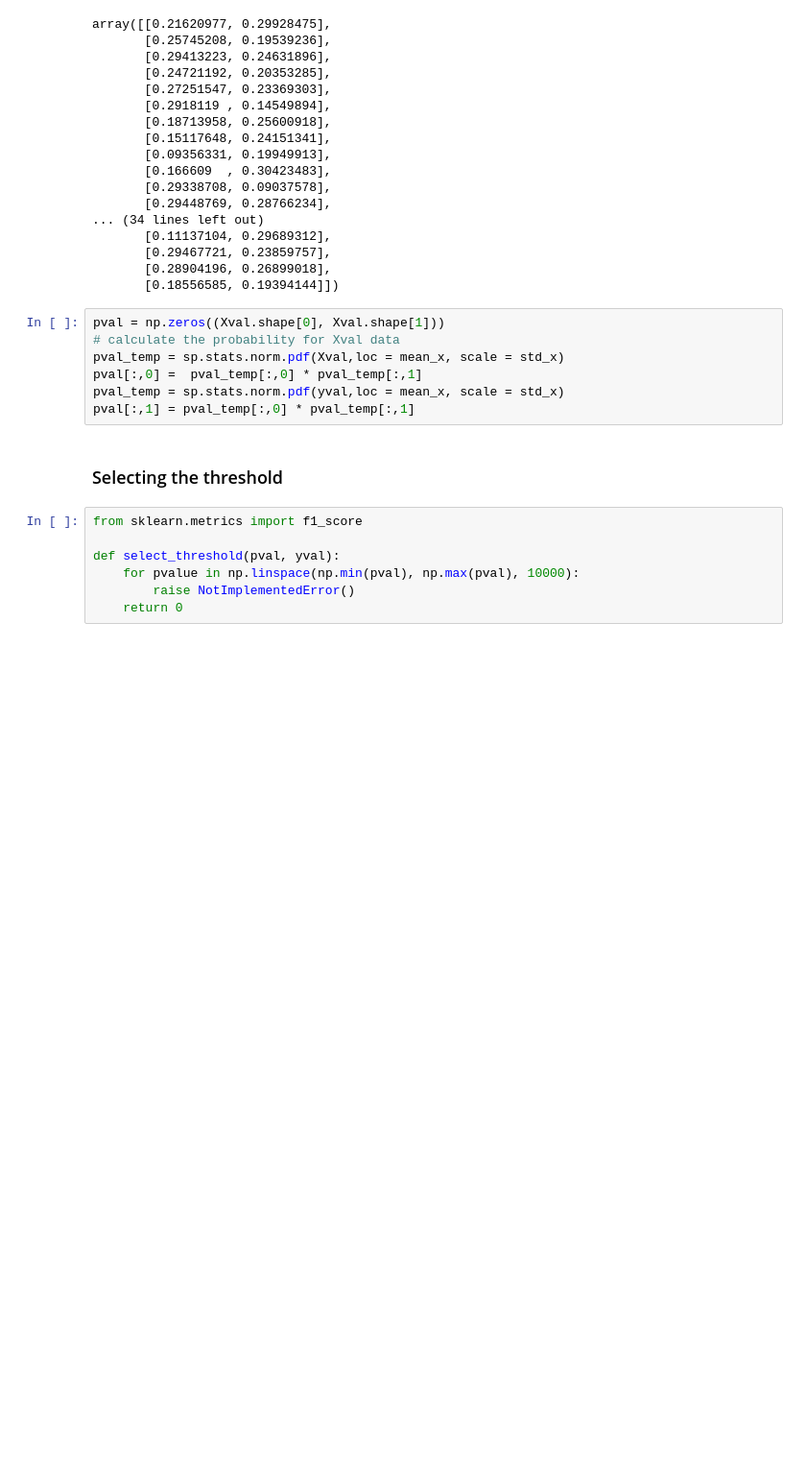
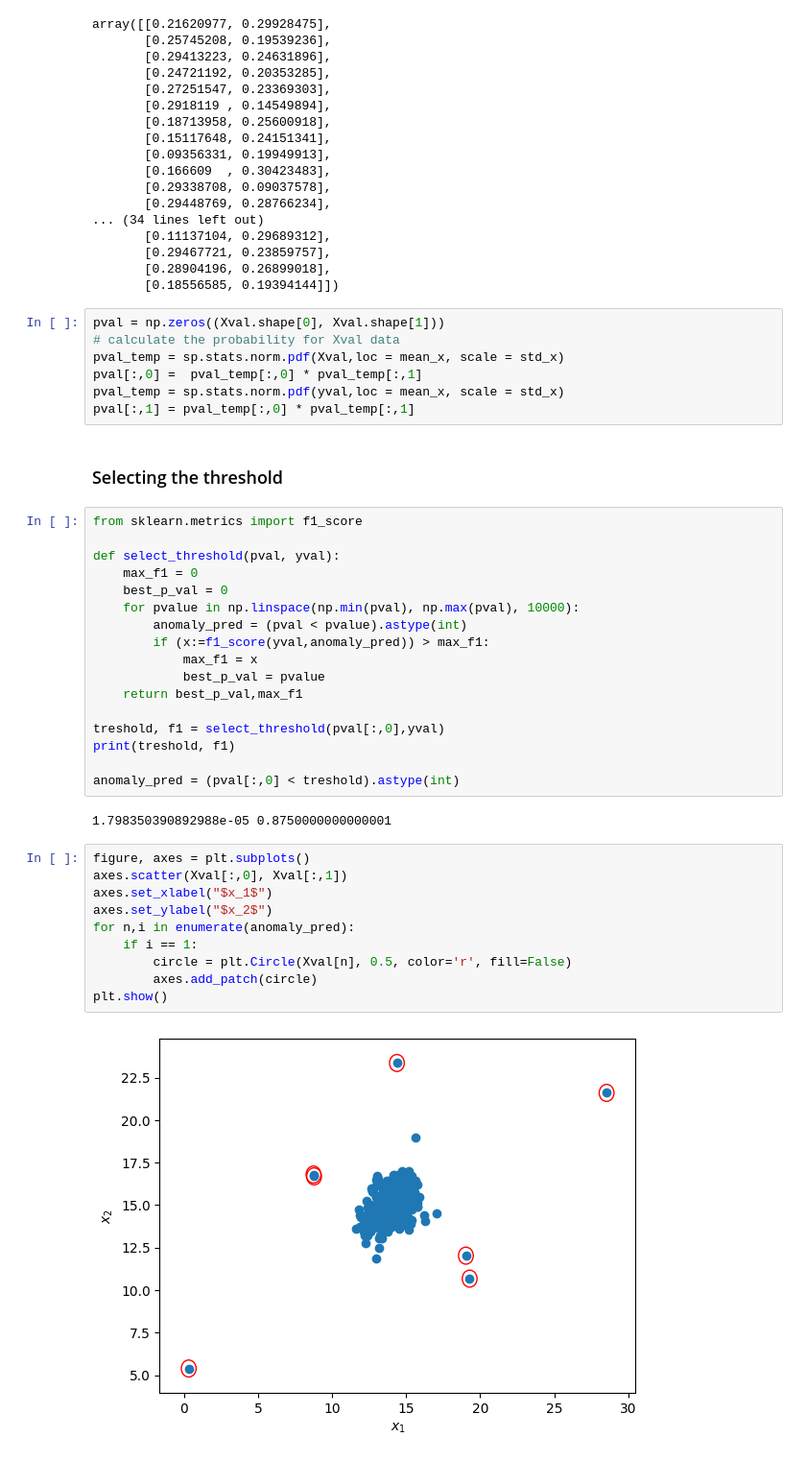
Before and after one commit to MichalMichniak/Machine_Learning_2023_Academy_Course, a Jupyter notebook: lab_8/main.ipynb, the cells around one changed output. Shown: that part at 96% size. Drawn from its saved outputs; the diff is of its cells as text; blank space fills up the shorter version.

```diff
--- a/lab_8/main.ipynb
+++ b/lab_8/main.ipynb
@@ -69,6 +69,30 @@ pval[:,1] = pval_temp[:,0] * pval_temp[:,1]
 from sklearn.metrics import f1_score
 
 def select_threshold(pval, yval):
+    max_f1 = 0
+    best_p_val = 0
     for pvalue in np.linspace(np.min(pval), np.max(pval), 10000):
-        raise NotImplementedError()
-    return 0
+        anomaly_pred = (pval < pvalue).astype(int)
+        if (x:=f1_score(yval,anomaly_pred)) > max_f1:
+            max_f1 = x
+            best_p_val = pvalue
+    return best_p_val,max_f1
+
+treshold, f1 = select_threshold(pval[:,0],yval)
+print(treshold, f1)
+
+anomaly_pred = (pval[:,0] < treshold).astype(int)
+# %% [output]
+1.798350390892988e-05 0.8750000000000001
+# %%
+figure, axes = plt.subplots()
+axes.scatter(Xval[:,0], Xval[:,1])
+axes.set_xlabel("$x_1$")
+axes.set_ylabel("$x_2$")
+for n,i in enumerate(anomaly_pred):
+    if i == 1:
+        circle = plt.Circle(Xval[n], 0.5, color='r', fill=False)
+        axes.add_patch(circle)
+plt.show()
+# %% [output]
+[figure, added]
```
